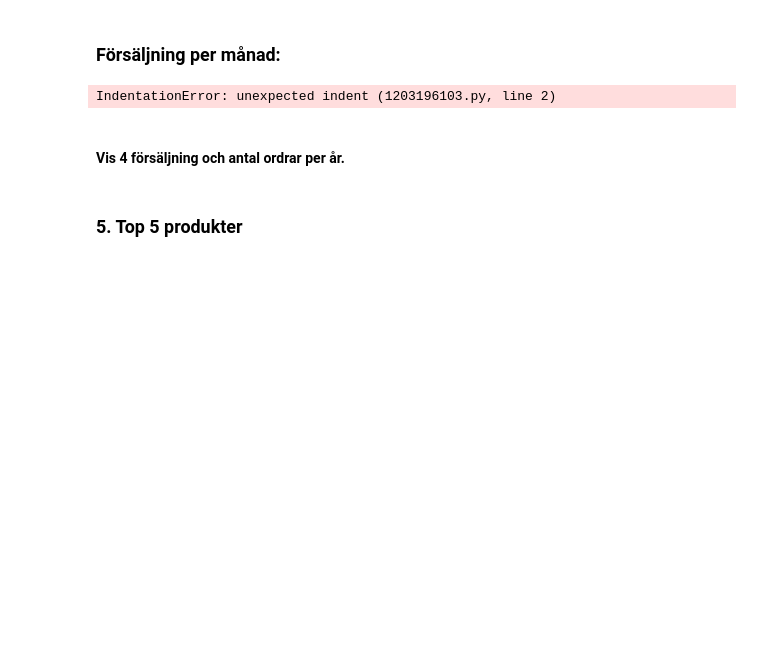
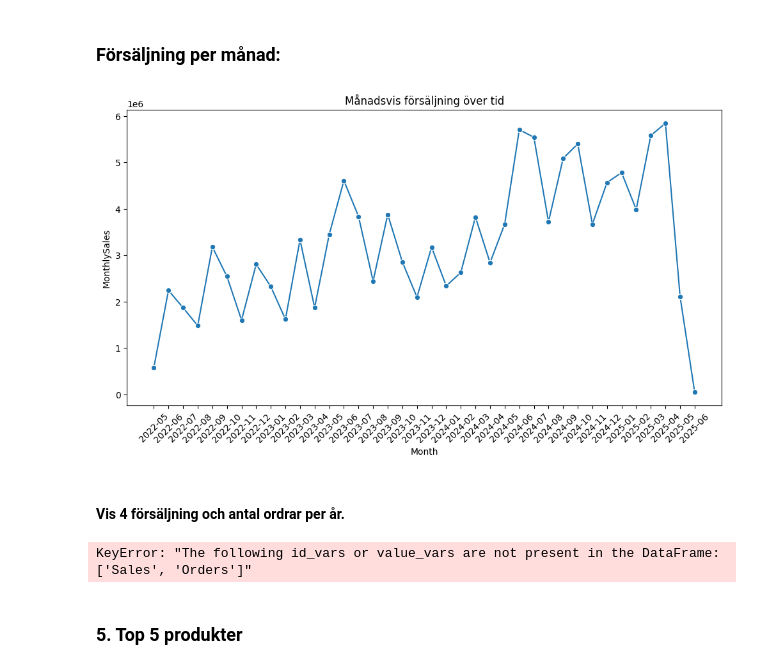
Before and after one commit to IrfanPallani/adventureworks_sanalysis, a Jupyter notebook: Forsaljnings_Analys.ipynb, the cells around one changed output. Saved outputs shown, nothing was run; the diff lists cells and outputs as text; code cells hidden in the pictures; blank space fills up the shorter version.

```diff
--- a/Forsaljnings_Analys.ipynb
+++ b/Forsaljnings_Analys.ipynb
@@ -97,22 +101,22 @@ InterfaceError: (pyodbc.InterfaceError) ('28000', "[28000] [Microsoft][ODBC Driv
 # %%
 sql_3 = """
 SELECT
     FORMAT(OrderDate, 'yyyy-MM') AS Month,
     SUM(TotalDue) AS MonthlySales
 FROM Sales.SalesOrderHeader
 GROUP BY FORMAT(OrderDate, 'yyyy-MM')
 ORDER BY Month ASC;
 """
 
-df3 = load_df(sql_3)
+df3 = pd.read_sql(sql_3, engine)
 
 plt.figure(figsize=(12,6))
 sns.lineplot(data=df3, x='Month', y='MonthlySales', marker='o')
 plt.title("Månadsvis försäljning över tid")
 plt.xticks(rotation=45)
 plt.show()
 # %% [output]
-IndentationError: unexpected indent (1203196103.py, line 2)
+[figure, added]
 # %% [markdown]
 #### Vis 4 försäljning och antal ordrar per år.
 # %%
@@ -125,12 +129,17 @@ FROM Sales.SalesOrderHeader
 GROUP BY YEAR(OrderDate)
 ORDER BY Year ASC;
 """
-df4 = load_df(sql_4)
-df4_melt = df4.melt(id_vars='År', value_vars=['Färsäljning', 'Order'])
+df4 = pd.read_sql(sql_4, engine)
+df4_melt = df4.melt(
+    id_vars='Year',
+    value_vars=['Sales', 'Orders']
+    )
 plt.figure(figsize=(10,6))
 sns.barplot(data=df4_melt, x='År', y='Värde', hue='Varjabel')
 plt.title("Årlig försäljning och orderantal")
 plt.show()
+# %% [output]
+KeyError: "The following id_vars or value_vars are not present in the DataFrame: ['Sales', 'Orders']"
 # %% [markdown]
 ### 5. Top 5 produkter
 # %%
```
Also changed, not shown: parts of 6 cells of this notebook.
